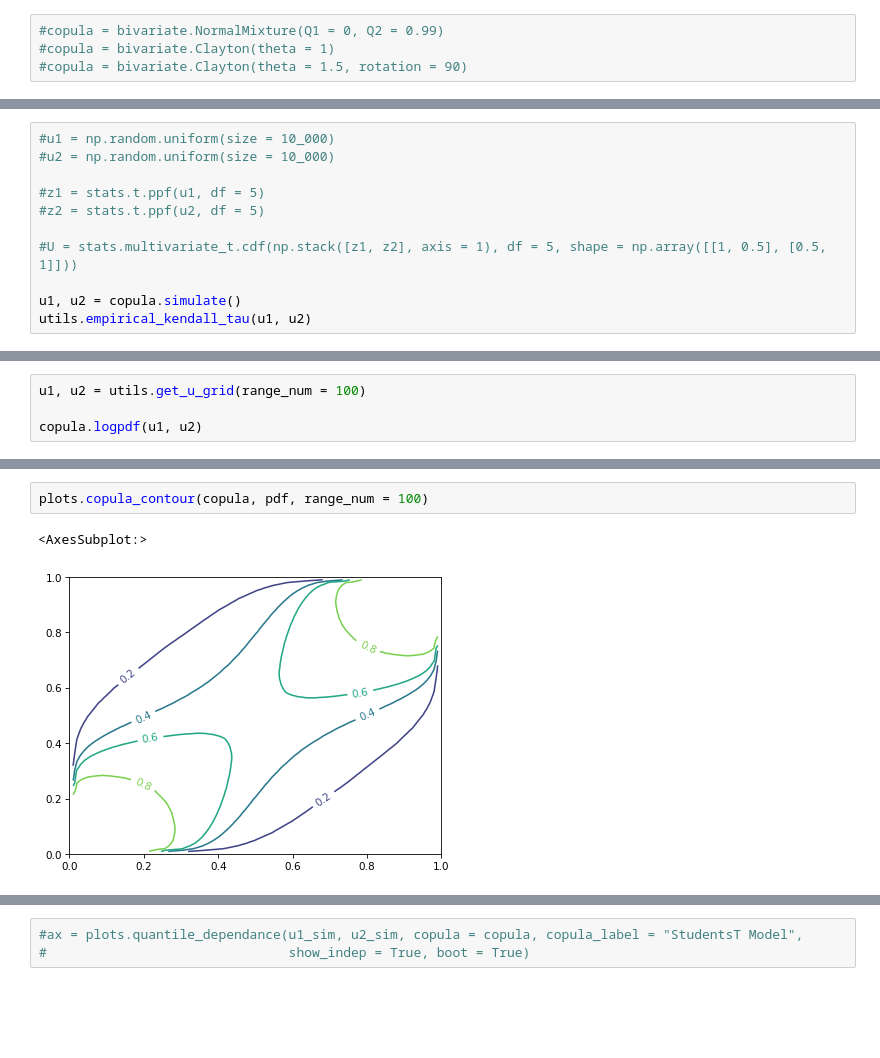
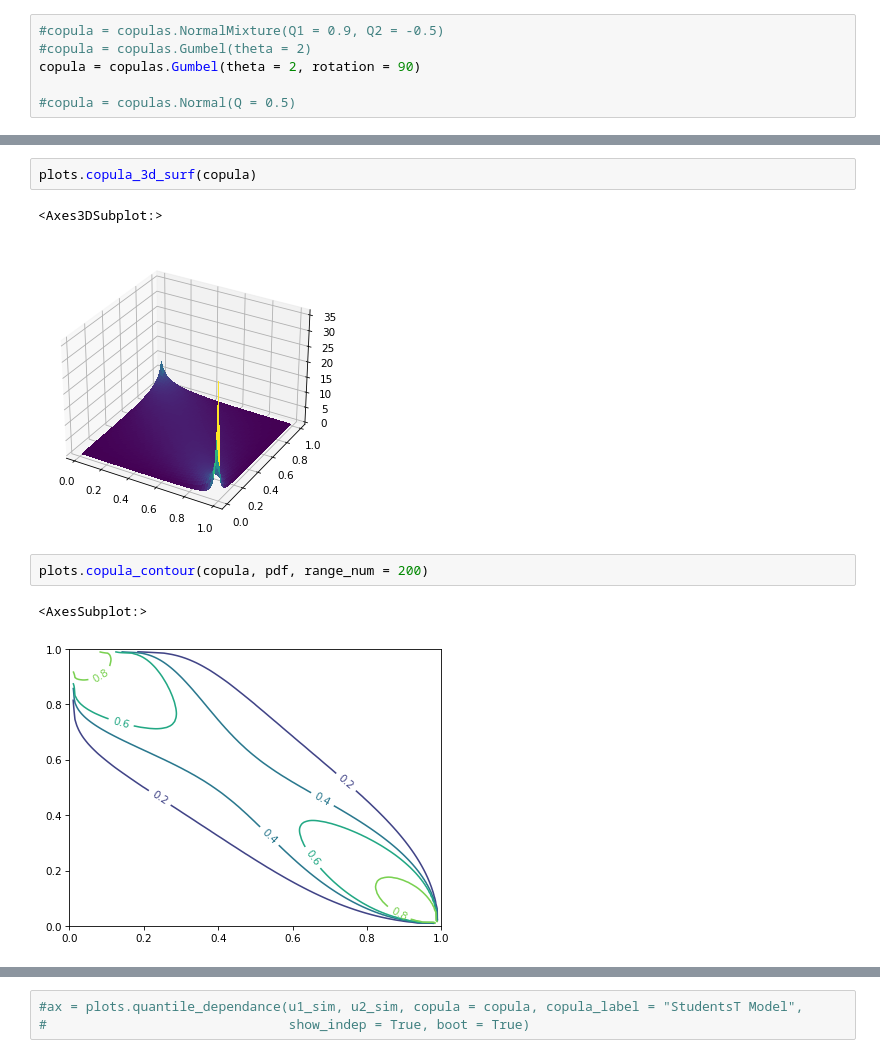
Before and after one commit to sorensenj50/Copula-Package, a Jupyter notebook: Notebook.ipynb, the cells around one changed output, grey strips where cells are left out. Saved outputs shown, nothing was run; the diff lists cells and outputs as text; blank space fills up the shorter version.

```diff
--- a/Notebook.ipynb
+++ b/Notebook.ipynb
@@ -35,6 +36,8 @@ plt.rcParams['figure.figsize'] = (6.4, 4.8)
 plt.rcParams.update({'font.size': 10})
 plt.rcParams['figure.dpi'] = 75
 # %%
-#copula = bivariate.NormalMixture(Q1 = 0, Q2 = 0.99)
-#copula = bivariate.Clayton(theta = 1)
-#copula = bivariate.Clayton(theta = 1.5, rotation = 90)
+#copula = copulas.NormalMixture(Q1 = 0.9, Q2 = -0.5)
+#copula = copulas.Gumbel(theta = 2)
+copula = copulas.Gumbel(theta = 2, rotation = 90)
+
+#copula = copulas.Normal(Q = 0.5)
@@ -67,11 +43,0 @@ plt.plot(cdf1 - pdf)
-# %%
-#u1 = np.random.uniform(size = 10_000)
-#u2 = np.random.uniform(size = 10_000)
-
-#z1 = stats.t.ppf(u1, df = 5)
-#z2 = stats.t.ppf(u2, df = 5)
-
-#U = stats.multivariate_t.cdf(np.stack([z1, z2], axis = 1), df = 5, shape = np.array([[1, 0.5], [0.5, 1]]))
-
-u1, u2 = copula.simulate()
-utils.empirical_kendall_tau(u1, u2)
@@ -99,5 +74 @@ Q          0.5000        nan     0.00        nan         nan     [nan, nan]
 ===========================================================================
-# %%
-u1, u2 = utils.get_u_grid(range_num = 100)
-
-copula.logpdf(u1, u2)
@@ -121,8 +93,13 @@ pdf = copula.pdf(u1, u2)
+# %%
+plots.copula_3d_surf(copula)
+# %% [output]
+<Axes3DSubplot:>
+[figure, added]
 # %%
-plots.copula_contour(copula, pdf, range_num = 100)
+plots.copula_contour(copula, pdf, range_num = 200)
 # %% [output]
 <AxesSubplot:>
-[figure, old version]
+[figure, new version]
 # %%
 plots.copula_contour(copula, cdf, range_num = 100)
 # %% [output]
```
Also changed, not shown: parts of 20 cells of this notebook, 6 other files.
